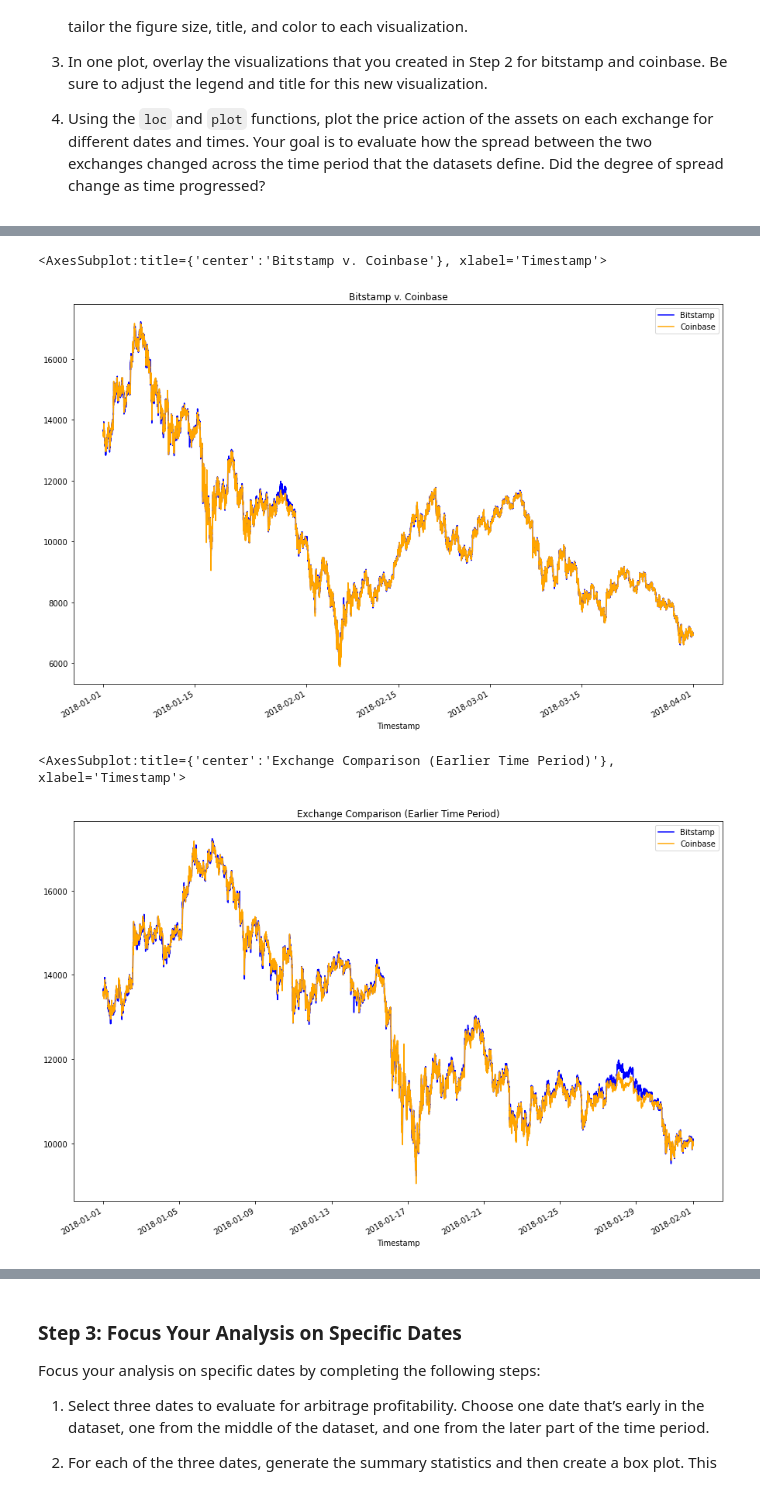
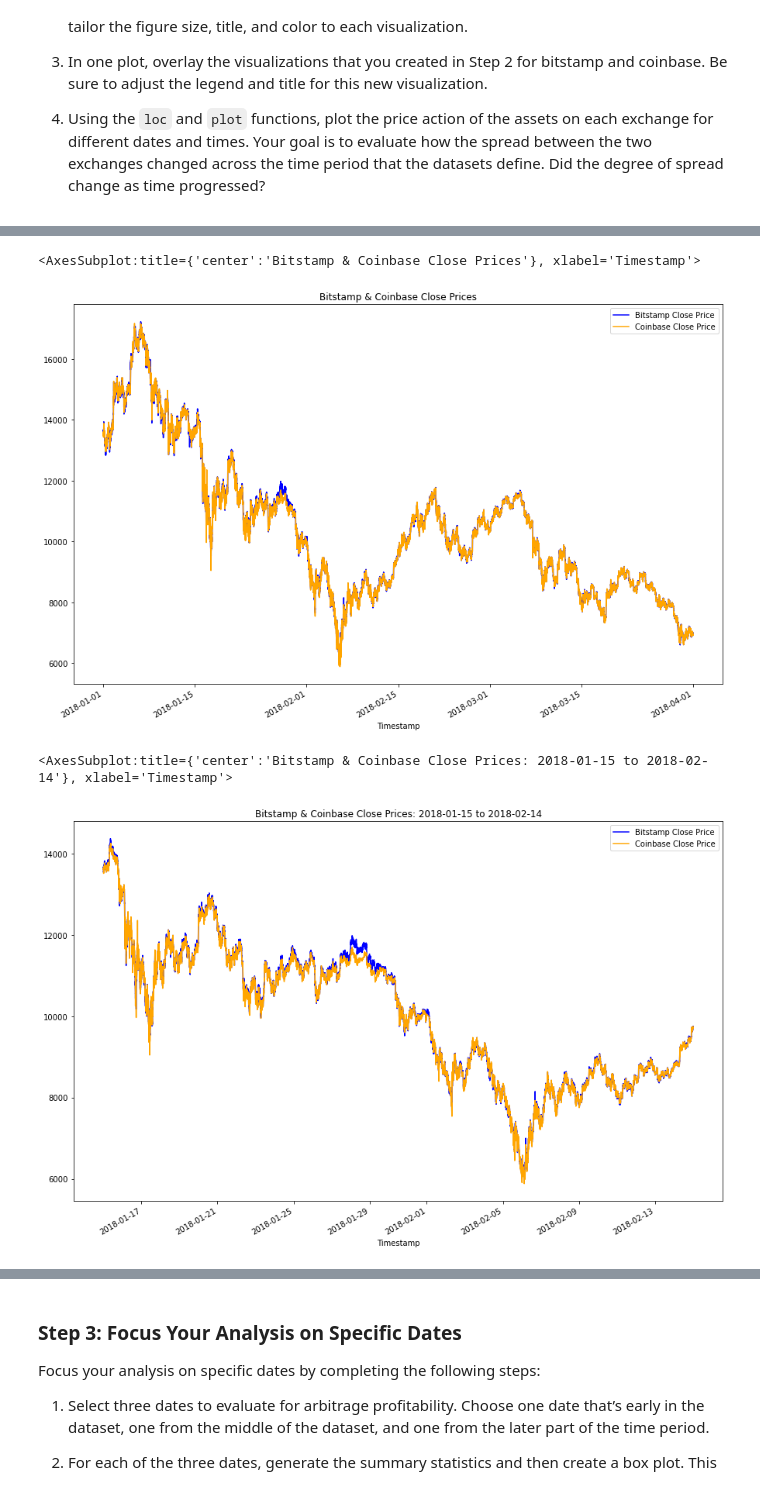
Before and after one commit to balllisaann/FinTech_Challenge_03_Bitcoin_Arbitrage, a Jupyter notebook: crypto_arbitrage.ipynb, the cells around one changed output, grey strips where cells are left out. Drawn from its saved outputs; the diff is of its cells as text; code cells hidden in the pictures.

```diff
--- a/crypto_arbitrage.ipynb
+++ b/crypto_arbitrage.ipynb
@@ -246,18 +234,20 @@ bitstamp_sliced.describe()
 # Overlay the visualizations for the bitstamp and coinbase DataFrames in one plot
 # The plot should visualize the prices over the full lenth of the dataset
 # Be sure to include the parameters: legend, figure size, title, and color and label
-# YOUR CODE HERE
+bitstamp['Close'].plot(figsize=(15,10), legend=True, title="Bitstamp & Coinbase Close Prices", color="blue", label="Bitstamp Close Price")
+coinbase['Close'].plot(figsize=(15,10), legend=True, color="orange", label="Coinbase Close Price")
 # %% [output]
-<AxesSubplot:title={'center':'Bitstamp v. Coinbase'}, xlabel='Timestamp'>
+<AxesSubplot:title={'center':'Bitstamp & Coinbase Close Prices'}, xlabel='Timestamp'>
-[figure, old version]
+[figure, new version]
 # %%
 # Using the loc and plot functions, create an overlay plot that visualizes
 # the price action of both DataFrames for a one month period early in the dataset
 # Be sure to include the parameters: legend, figure size, title, and color and label
-# YOUR CODE HERE
+bitstamp['Close'].loc['2018-01-15':'2018-02-14'].plot(figsize=(15,10), legend=True, title="Bitstamp & Coinbase Close Prices: 2018-01-15 to 2018-02-14", color="blue", label="Bitstamp Close Price")
+coinbase['Close'].loc['2018-01-15':'2018-02-14'].plot(figsize=(15,10), legend=True, color="orange", label="Coinbase Close Price")
 # %% [output]
-<AxesSubplot:title={'center':'Exchange Comparison (Earlier Time Period)'}, xlabel='Timestamp'>
+<AxesSubplot:title={'center':'Bitstamp & Coinbase Close Prices: 2018-01-15 to 2018-02-14'}, xlabel='Timestamp'>
-[figure, old version]
+[figure, new version]
 # %%
 # Using the loc and plot functions, create an overlay plot that visualizes
 # the price action of both DataFrames for a one month period later in the dataset
```
Also changed, not shown: parts of 41 cells of this notebook.
